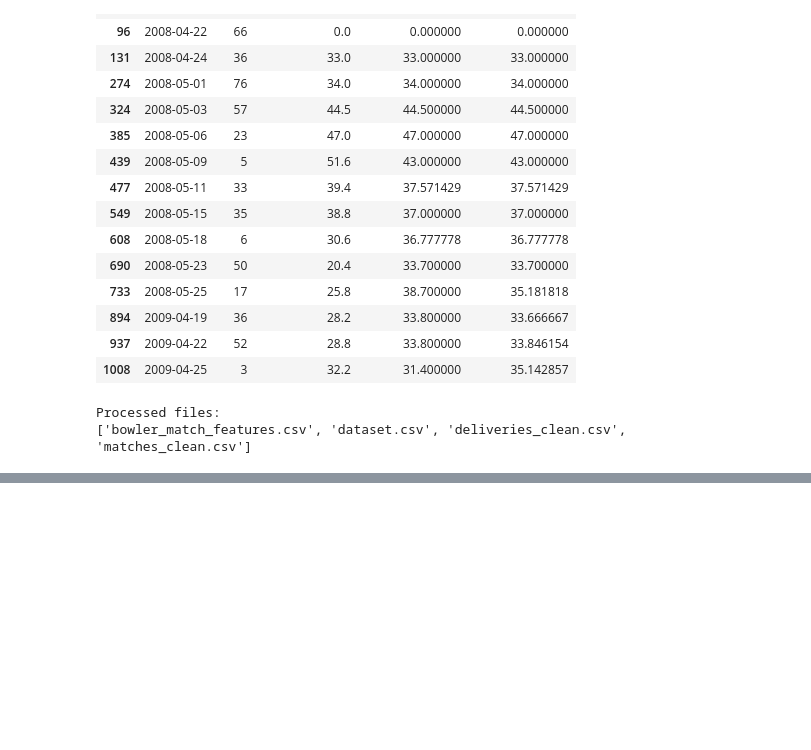
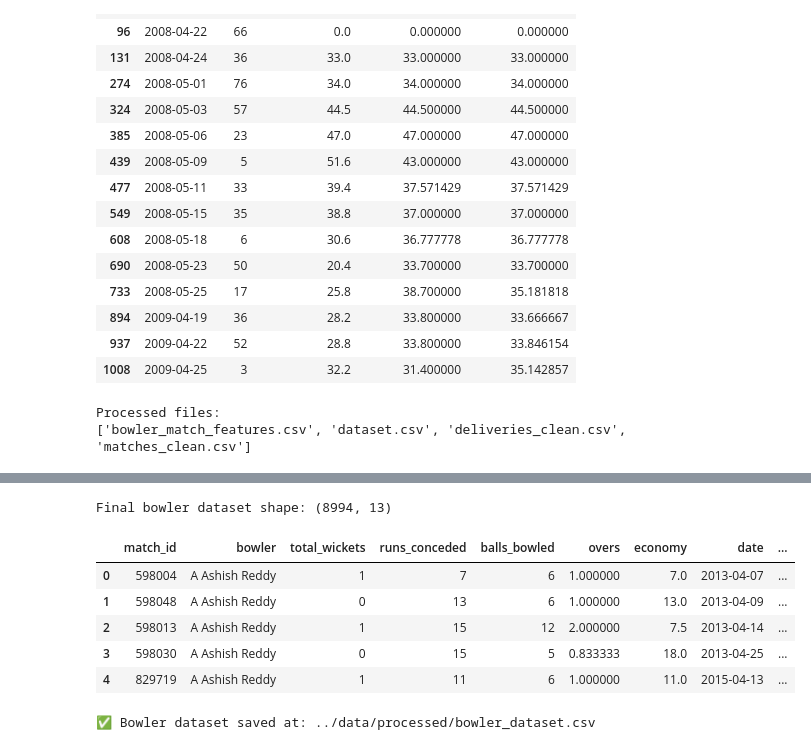
Before and after one commit to SpringBoardMentor895/AI_Cricket_Player_Performance_Prediction, a Jupyter notebook: notebooks/02_FeatureEngineering.ipynb, the cells around one changed output, grey strips where cells are left out. Saved outputs shown, nothing was run; the diff lists cells and outputs as text; code cells hidden in the pictures; blank space fills up the shorter version.

```diff
--- a/notebooks/02_FeatureEngineering.ipynb
+++ b/notebooks/02_FeatureEngineering.ipynb
@@ -317,0 +283,3 @@ Saved bowler_match_features.csv: (12448, 12)
+# %%
+# Standardize match id
+matches = matches.rename(columns={"id": "match_id"})
@@ -317,0 +377,13 @@ Saved bowler_match_features.csv: (12448, 12)
+# %%
+# Target: wickets in next match
+bowler_match["target_next_wickets"] = (
+    bowler_match
+    .groupby("bowler")["total_wickets"]
+    .shift(-1)
+)
+
+bowler_match[[
+    "bowler",
+    "total_wickets",
+    "target_next_wickets"
+]].head(10)
@@ -317,0 +402,24 @@ Saved bowler_match_features.csv: (12448, 12)
+# %%
+# Drop rows with missing features/target
+bowler_final = bowler_match.dropna().reset_index(drop=True)
+
+print("Final bowler dataset shape:", bowler_final.shape)
+
+bowler_final.head()
+# %% [output]
+Final bowler dataset shape: (8994, 13)
+|  | match_id | bowler | total_wickets | runs_conceded | balls_bowled | overs | economy | date | ... |
+| 0 | 598004 | A Ashish Reddy | 1 | 7 | 6 | 1.000000 | 7.0 | 2013-04-07 | ... |
+| 1 | 598048 | A Ashish Reddy | 0 | 13 | 6 | 1.000000 | 13.0 | 2013-04-09 | ... |
+| 2 | 598013 | A Ashish Reddy | 1 | 15 | 12 | 2.000000 | 7.5 | 2013-04-14 | ... |
+| 3 | 598030 | A Ashish Reddy | 0 | 15 | 5 | 0.833333 | 18.0 | 2013-04-25 | ... |
+| 4 | 829719 | A Ashish Reddy | 1 | 11 | 6 | 1.000000 | 11.0 | 2015-04-13 | ... |
+# %%
+# Save bowler dataset
+final_path = "../data/processed/bowler_dataset.csv"
+
+bowler_final.to_csv(final_path, index=False)
+
+print("✅ Bowler dataset saved at:", final_path)
+# %% [output]
+✅ Bowler dataset saved at: ../data/processed/bowler_dataset.csv
```
Also changed, not shown: parts of 17 cells of this notebook.
